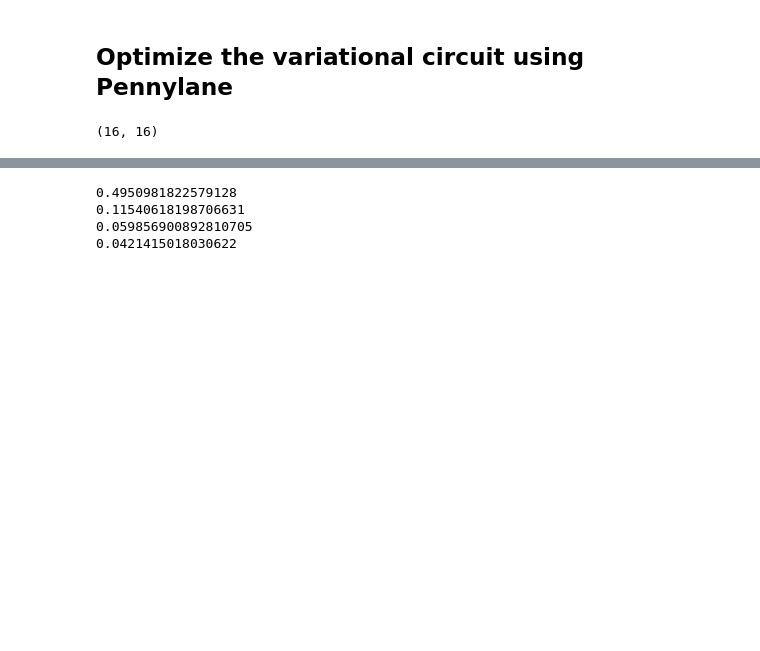
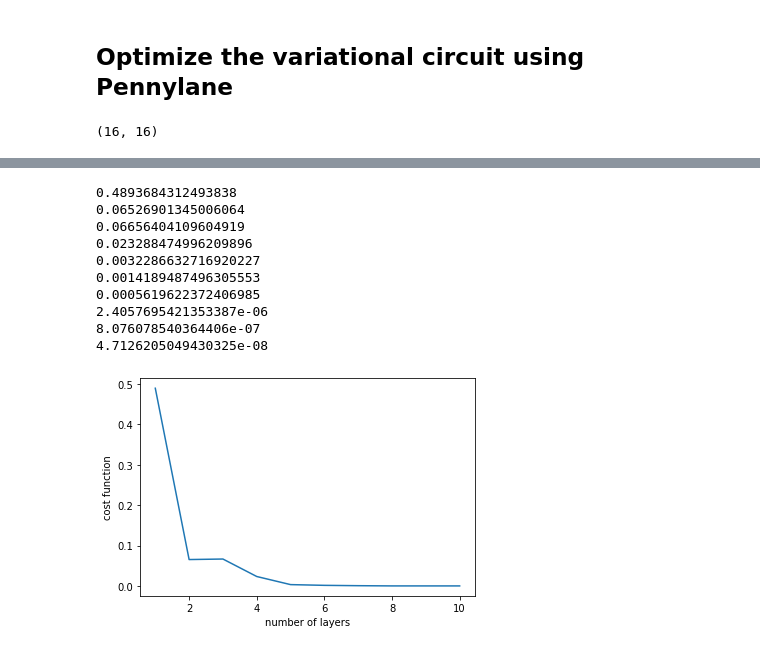
Before and after one commit to fioyarce/qosf_mentorship_program, a Jupyter notebook: Task 1/Task 1 - Solution.ipynb, the cells around one changed output, grey strips where cells are left out. Saved outputs shown, nothing was run; the diff lists cells and outputs as text; code cells hidden in the pictures; blank space fills up the shorter version.

```diff
--- a/Task 1/Task 1 - Solution.ipynb
+++ b/Task 1/Task 1 - Solution.ipynb
@@ -446,7 +446,8 @@ steps = 100
 
 params = init_params
 # %%
-for number_layers in range(1,):
+cost_list = []
+for number_layers in range(1,11):
     init_params = np.random.rand(number_layers*n_parameters_per_layer)*2*np.pi
     opt = qml.GradientDescentOptimizer(stepsize = 0.4)
 
@@ -458,8 +459,23 @@ for number_layers in range(1,):
         params = opt.step(cost, params)
 
     print(cost(params))
+    cost_list.append(cost(params))
 # %% [output]
-0.4950981822579128
-0.11540618198706631
-0.059856900892810705
-0.0421415018030622
+0.4893684312493838
+0.06526901345006064
+0.06656404109604919
+0.023288474996209896
+0.0032286632716920227
+0.0014189487496305553
+0.0005619622372406985
+2.4057695421353387e-06
+8.076078540364406e-07
+4.7126205049430325e-08
+# %%
+n_layers = range(1,11)
+plt.plot(n_layers, cost_list)
+plt.xlabel("number of layers")
+plt.ylabel("cost function")
+plt.show()
+# %% [output]
+[figure, added]
```
Also changed, not shown: parts of 7 cells of this notebook.
